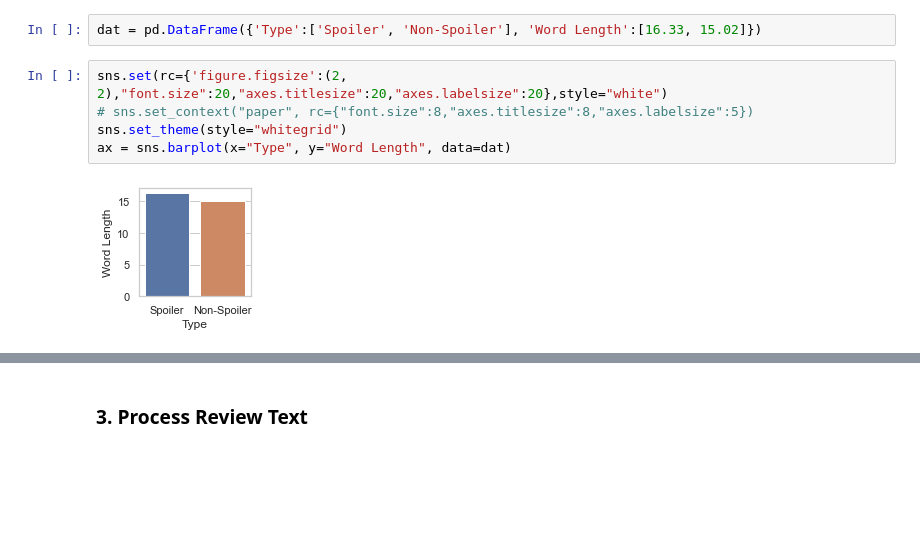
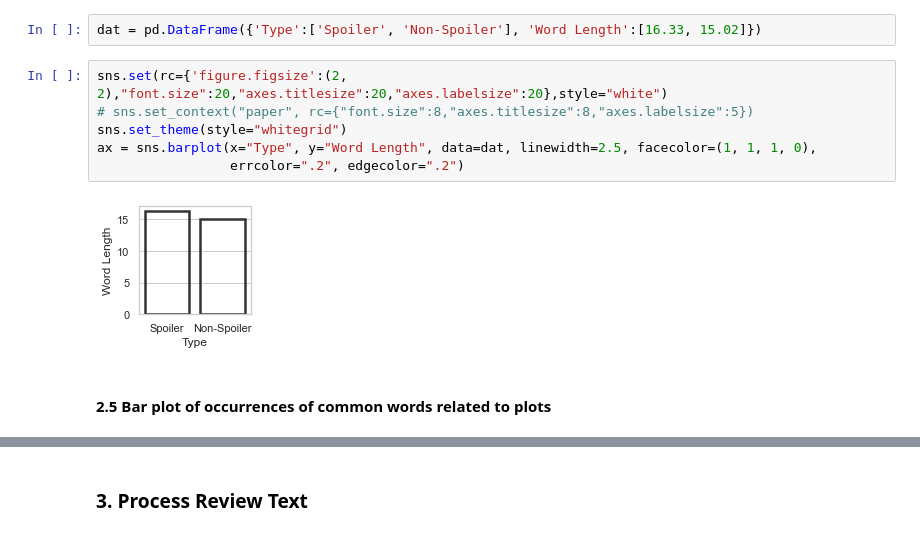
Before and after one commit to im-daniel-wang/Spoiler_Detection, a Jupyter notebook: Modeling Pipeline.ipynb, the cells around one changed output, grey strips where cells are left out. Saved outputs shown, nothing was run; the diff lists cells and outputs as text; blank space fills up the shorter version.

Commit message:
updated report and added visualizations

```diff
--- a/Modeling Pipeline.ipynb
+++ b/Modeling Pipeline.ipynb
@@ -175,7 +175,10 @@ dat = pd.DataFrame({'Type':['Spoiler', 'Non-Spoiler'], 'Word Length':[16.33, 15.
 # %%
 sns.set(rc={'figure.figsize':(2, 2),"font.size":20,"axes.titlesize":20,"axes.labelsize":20},style="white")
 # sns.set_context("paper", rc={"font.size":8,"axes.titlesize":8,"axes.labelsize":5})
 sns.set_theme(style="whitegrid")
-ax = sns.barplot(x="Type", y="Word Length", data=dat)
+ax = sns.barplot(x="Type", y="Word Length", data=dat, linewidth=2.5, facecolor=(1, 1, 1, 0),
+                 errcolor=".2", edgecolor=".2")
 # %% [output]
-[figure, old version]
+[figure, new version]
+# %% [markdown]
+#### 2.5 Bar plot of occurrences of common words related to plots
```
Also changed, not shown: parts of 6 cells of this notebook, 5 other files.
